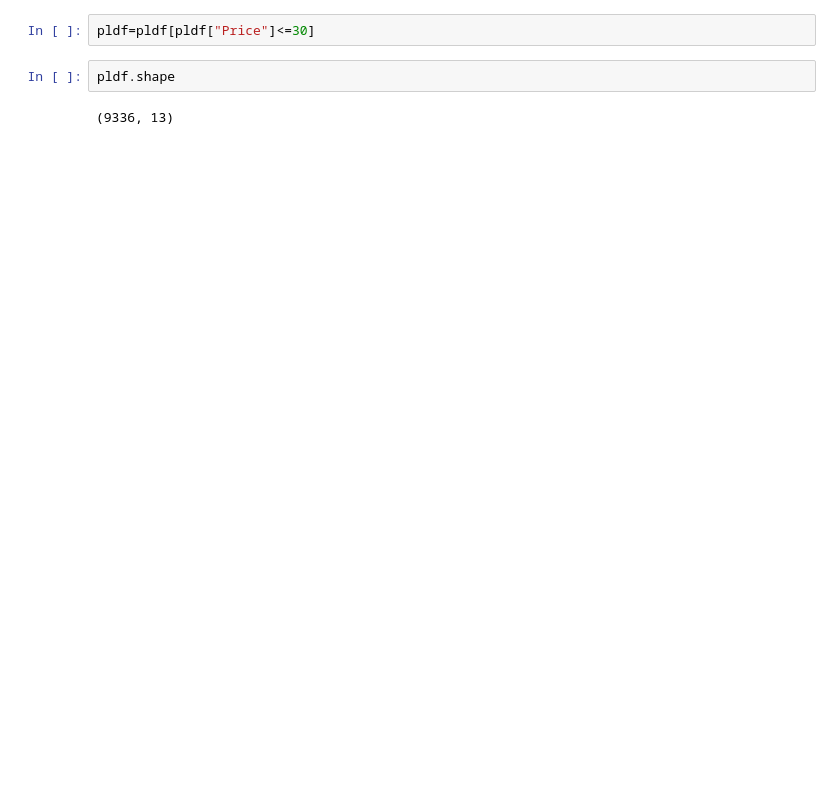
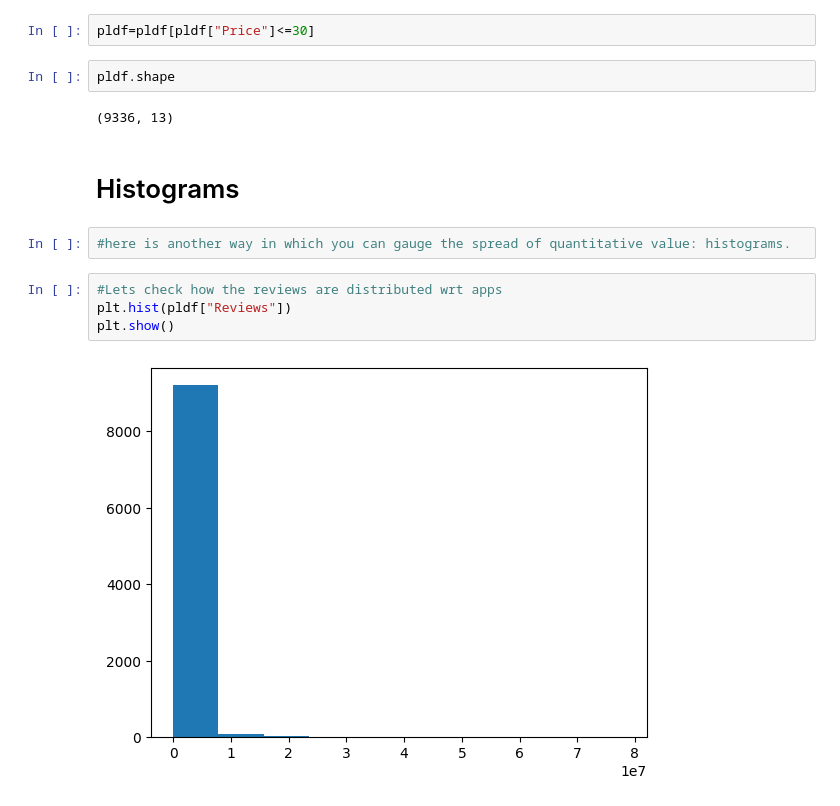
Before and after one commit to AnshumanMohapatra11121999/DataScienceAndAI-, a Jupyter notebook: DataVisualization_case_study_module.ipynb, the cells around one changed output. Cells and saved outputs as stored; diff of their text form; blank space fills up the shorter version.

```diff
--- a/DataVisualization_case_study_module.ipynb
+++ b/DataVisualization_case_study_module.ipynb
@@ -634,3 +634,13 @@ pldf=pldf[pldf["Price"]<=30]
 pldf.shape
 # %% [output]
 (9336, 13)
+# %% [markdown]
+# Histograms
+# %%
+#here is another way in which you can gauge the spread of quantitative value: histograms.
+# %%
+#Lets check how the reviews are distributed wrt apps
+plt.hist(pldf["Reviews"])
+plt.show()
+# %% [output]
+[figure, added]
```
Also changed, not shown: parts of 81 cells of this notebook.
